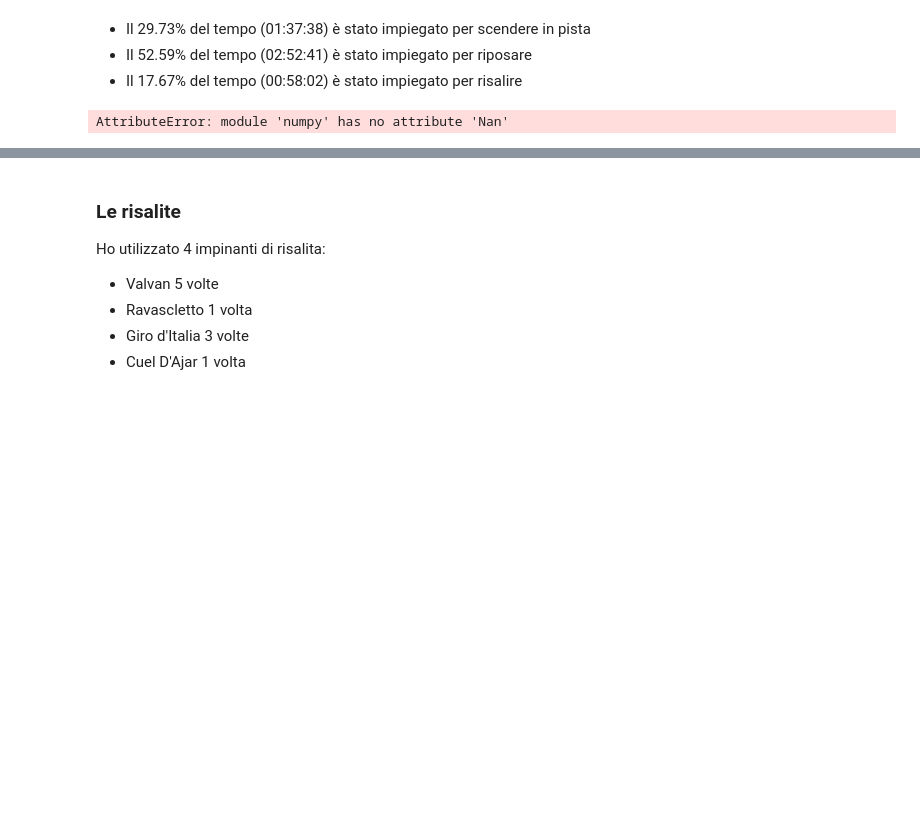
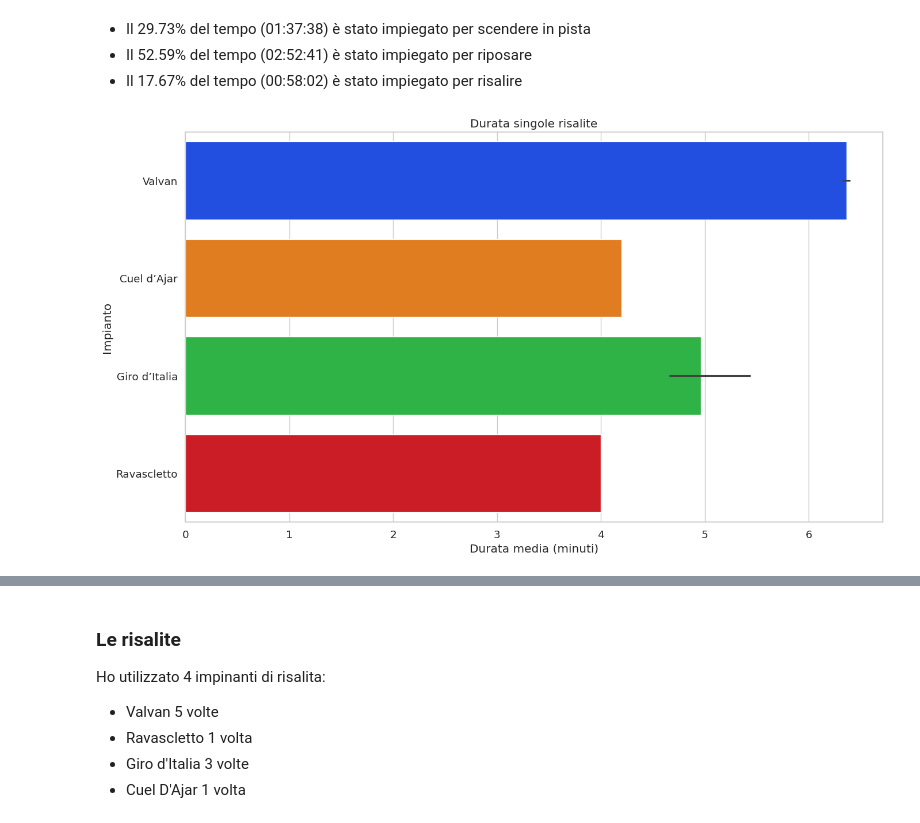
Before and after one commit to thomasmassarutto/DataSlopes, a Jupyter notebook: DataSlopes.ipynb, the cells around one changed output, grey strips where cells are left out. Saved outputs shown, nothing was run; the diff lists cells and outputs as text; code cells hidden in the pictures; blank space fills up the shorter version.

Commit message:
risalite

```diff
--- a/DataSlopes.ipynb
+++ b/DataSlopes.ipynb
@@ -613,26 +613,26 @@ plt.show()
 - Il 52.59% del tempo (02:52:41) è stato impiegato per riposare
 - Il 17.67% del tempo (00:58:02) è stato impiegato per risalire
 # %%
-tempo_per_stato_salite= tempo_per_stato[(tempo_per_stato['stato'] != np.Nan) ]
-
+df_salite['durata_minuti'] = (df_salite['unixtime_end'] - df_salite['unixtime_start']) / 60
 
 f, ax = plt.subplots(1, 1, figsize=safe_image_size)
 
-ax.set_title("Durata media risalite")
+ax.set_title("Durata singole risalite")
 
 sns.barplot(
-            data=tempo_per_stato_salite,
-            y="stato",
-            x="tempo_medio_minuti",
-            orient='h',
-            hue='stato',
-            palette= 'bright'
-            )
+    data=df_salite,
+    y="nome_impianto",
+    x="durata_minuti",
+    orient='h',
+    hue='nome_impianto',
+    palette='bright'
+)
 
-ax.set_ylabel("Impianto risalita")
-ax.set_xlabel("Durata (minuti)")
+ax.set_ylabel("Impianto")
+ax.set_xlabel("Durata media (minuti)")
 
+plt.tight_layout()
 
 plt.show()
 # %% [output]
-AttributeError: module 'numpy' has no attribute 'Nan'
+[figure, added]
```
Also changed, not shown: parts of 2 cells of this notebook.
